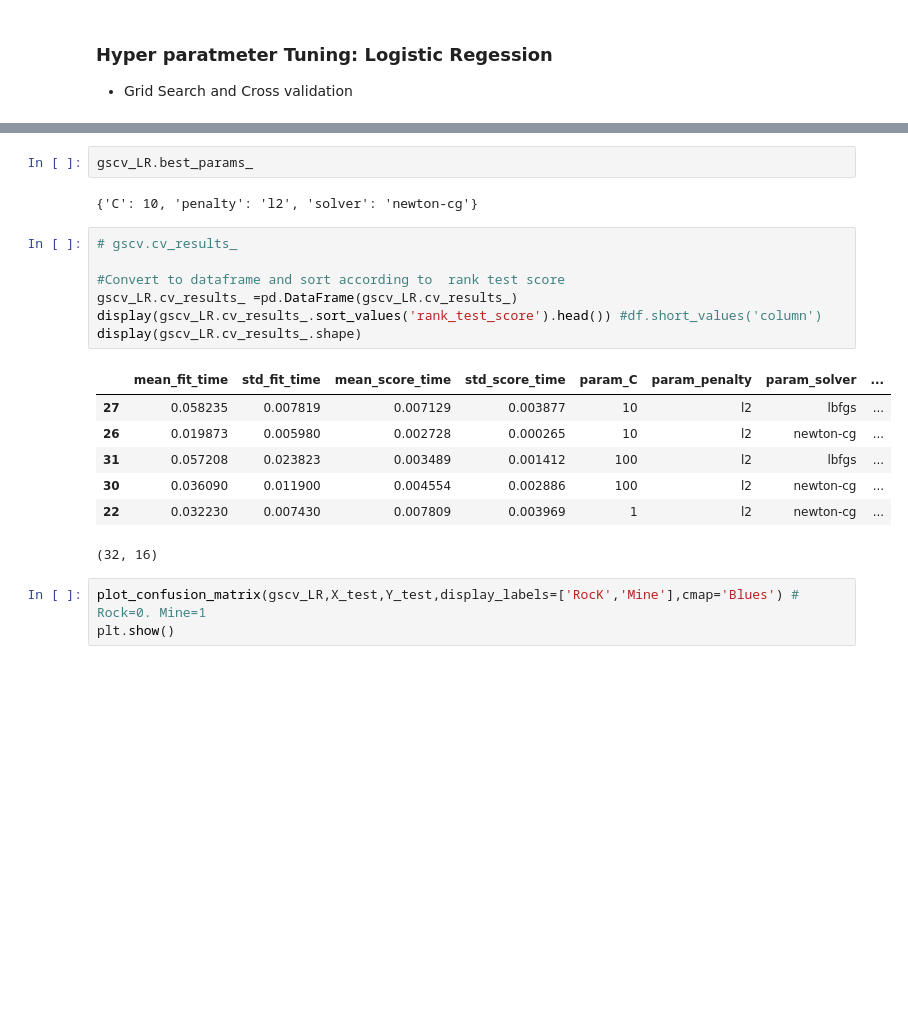
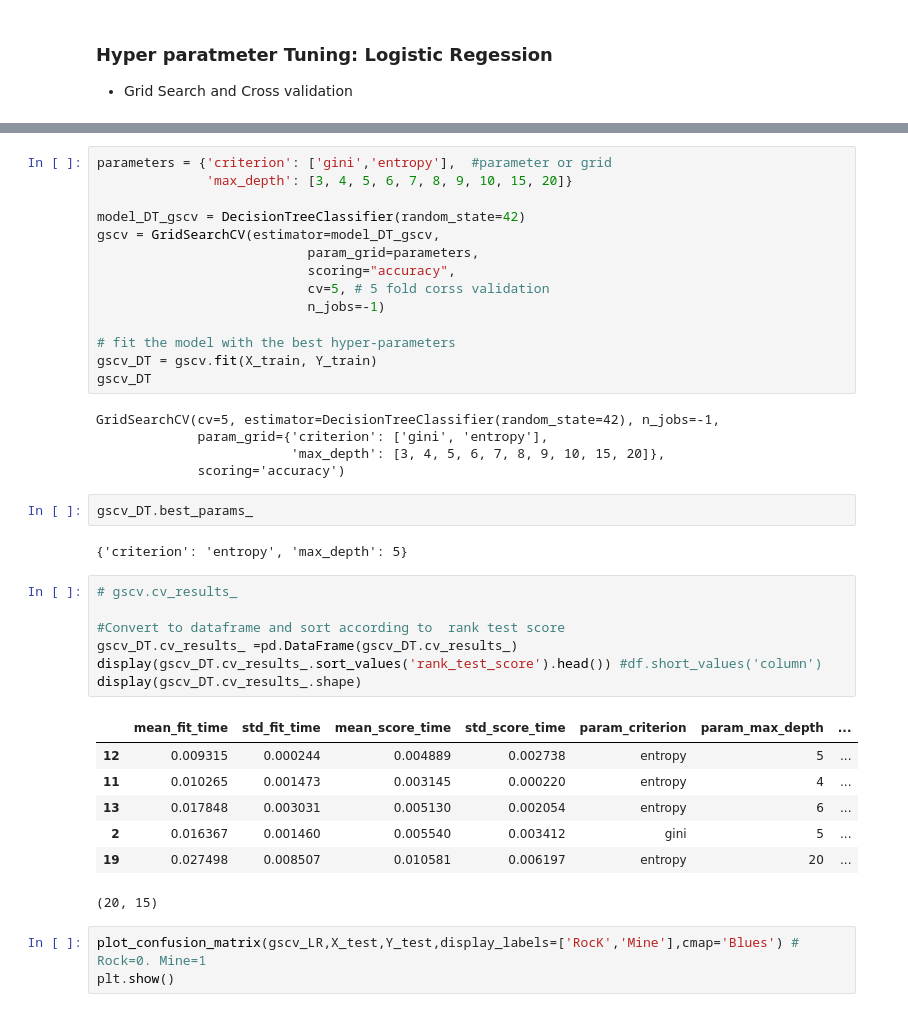
Before and after one commit to subrataBAEC/Machine_Learning_Projects, a Jupyter notebook: sonar_mine_prediction_ML.ipynb, the cells around one changed output, grey strips where cells are left out. Saved outputs shown, nothing was run; the diff lists cells and outputs as text; blank space fills up the shorter version.

```diff
--- a/sonar_mine_prediction_ML.ipynb
+++ b/sonar_mine_prediction_ML.ipynb
@@ -283,22 +474,41 @@ GridSearchCV(cv=5, estimator=LogisticRegression(random_state=42), n_jobs=-1,
+# %%
+parameters = {'criterion': ['gini','entropy'],  #parameter or grid
+              'max_depth': [3, 4, 5, 6, 7, 8, 9, 10, 15, 20]}
+
+model_DT_gscv = DecisionTreeClassifier(random_state=42)
+gscv = GridSearchCV(estimator=model_DT_gscv,
+                           param_grid=parameters,
+                           scoring="accuracy",
+                           cv=5, # 5 fold corss validation
+                           n_jobs=-1)
+
+# fit the model with the best hyper-parameters
+gscv_DT = gscv.fit(X_train, Y_train)
+gscv_DT
+# %% [output]
+GridSearchCV(cv=5, estimator=DecisionTreeClassifier(random_state=42), n_jobs=-1,
+             param_grid={'criterion': ['gini', 'entropy'],
+                         'max_depth': [3, 4, 5, 6, 7, 8, 9, 10, 15, 20]},
+             scoring='accuracy')
 # %%
-gscv_LR.best_params_
+gscv_DT.best_params_
 # %% [output]
-{'C': 10, 'penalty': 'l2', 'solver': 'newton-cg'}
+{'criterion': 'entropy', 'max_depth': 5}
 # %%
 # gscv.cv_results_
 
 #Convert to dataframe and sort according to  rank test score
-gscv_LR.cv_results_ =pd.DataFrame(gscv_LR.cv_results_)
-display(gscv_LR.cv_results_.sort_values('rank_test_score').head()) #df.short_values('column')
-display(gscv_LR.cv_results_.shape)
+gscv_DT.cv_results_ =pd.DataFrame(gscv_DT.cv_results_)
+display(gscv_DT.cv_results_.sort_values('rank_test_score').head()) #df.short_values('column')
+display(gscv_DT.cv_results_.shape)
 # %% [output]
-|  | mean_fit_time | std_fit_time | mean_score_time | std_score_time | param_C | param_penalty | param_solver | ... |
-| 27 | 0.058235 | 0.007819 | 0.007129 | 0.003877 | 10 | l2 | lbfgs | ... |
-| 26 | 0.019873 | 0.005980 | 0.002728 | 0.000265 | 10 | l2 | newton-cg | ... |
-| 31 | 0.057208 | 0.023823 | 0.003489 | 0.001412 | 100 | l2 | lbfgs | ... |
-| 30 | 0.036090 | 0.011900 | 0.004554 | 0.002886 | 100 | l2 | newton-cg | ... |
-| 22 | 0.032230 | 0.007430 | 0.007809 | 0.003969 | 1 | l2 | newton-cg | ... |
+|  | mean_fit_time | std_fit_time | mean_score_time | std_score_time | param_criterion | param_max_depth | ... |
+| 12 | 0.009315 | 0.000244 | 0.004889 | 0.002738 | entropy | 5 | ... |
+| 11 | 0.010265 | 0.001473 | 0.003145 | 0.000220 | entropy | 4 | ... |
+| 13 | 0.017848 | 0.003031 | 0.005130 | 0.002054 | entropy | 6 | ... |
+| 2 | 0.016367 | 0.001460 | 0.005540 | 0.003412 | gini | 5 | ... |
+| 19 | 0.027498 | 0.008507 | 0.010581 | 0.006197 | entropy | 20 | ... |
-(32, 16)
+(20, 15)
 # %%
 plot_confusion_matrix(gscv_LR,X_test,Y_test,display_labels=['RocK','Mine'],cmap='Blues') # Rock=0. Mine=1
 plt.show()
```
Also changed, not shown: parts of 45 cells of this notebook.
